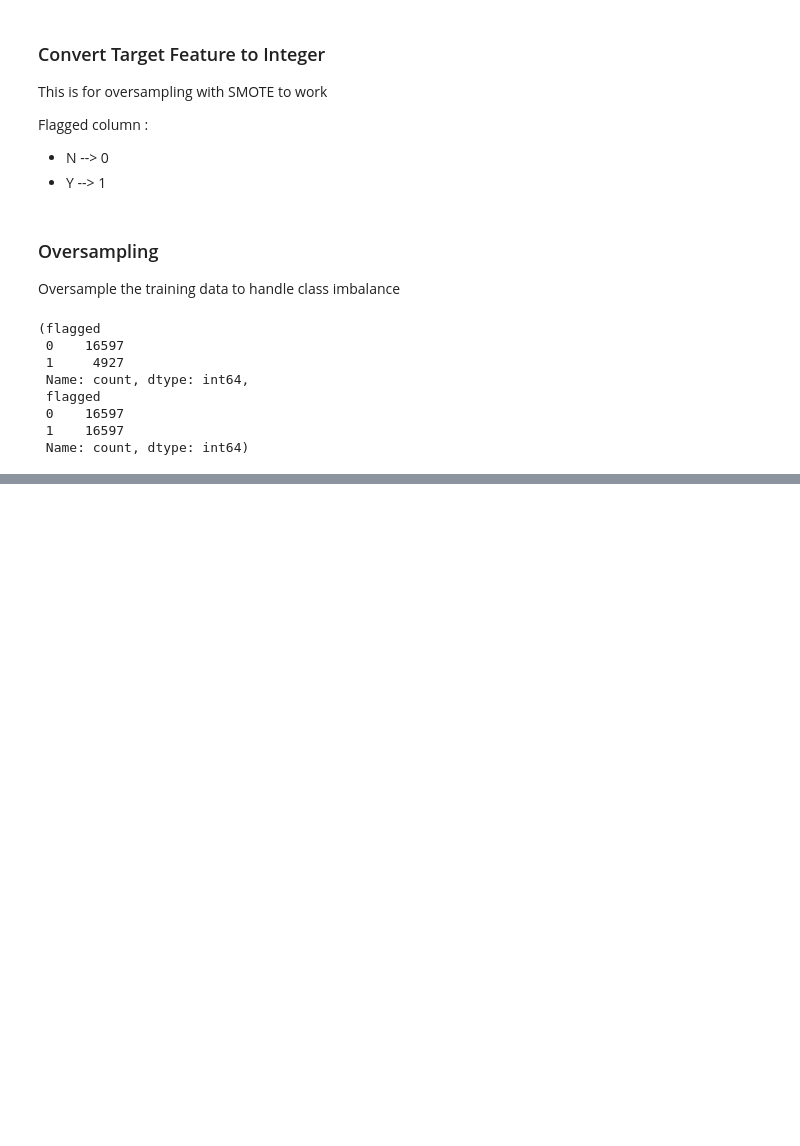
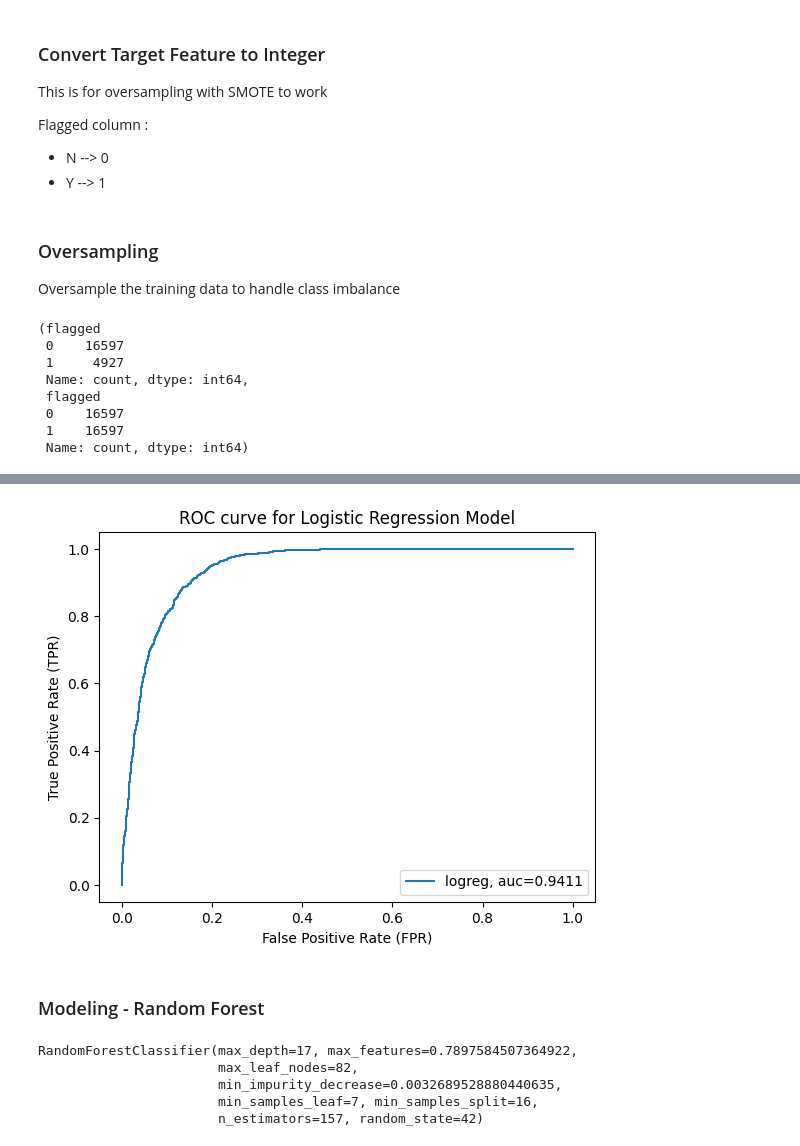
Before and after one commit to lihuicham/review-fraud-detection, a Jupyter notebook: code.ipynb, the cells around one changed output, grey strips where cells are left out. Drawn from its saved outputs; the diff is of its cells as text; code cells hidden in the pictures; blank space fills up the shorter version.

Commit message:
feat : add hyperparam tuning + modeling + model evaluation

```diff
--- a/code.ipynb
+++ b/code.ipynb
@@ -1314,0 +1698,3 @@ y_train.value_counts(), y_train_resampled.value_counts()
+# %%
+logreg_model = LogisticRegression(random_state=42,  max_iter=500)
+logreg_model.fit(X_train_resampled, y_train_resampled)
@@ -1314,0 +1729,26 @@ y_train.value_counts(), y_train_resampled.value_counts()
+# %%
+# plot roc curve for Logistic Regression model on test data
+
+y_pred_proba_logreg = logreg_model.predict_proba(X_test)[:, 1]
+fpr, tpr, _ = metrics.roc_curve(y_test, y_pred_proba_logreg)
+auc_logreg = metrics.roc_auc_score(y_test, y_pred_proba_logreg)
+
+plt.plot(fpr, tpr, label="logreg, auc="+str("{:.4f}".format(auc_logreg)))
+plt.legend(loc=4)
+plt.xlabel('False Positive Rate (FPR)')
+plt.ylabel('True Positive Rate (TPR)')
+plt.title('ROC curve for Logistic Regression Model')
+plt.show()
+# %% [output]
+[figure, added]
+# %% [markdown]
+### Modeling - Random Forest
+# %%
+rf_model = RandomForestClassifier(**rf_optimized_params, random_state=42)
+rf_model.fit(X_train_resampled, y_train_resampled)
+# %% [output]
+RandomForestClassifier(max_depth=17, max_features=0.7897584507364922,
+                       max_leaf_nodes=82,
+                       min_impurity_decrease=0.0032689528880440635,
+                       min_samples_leaf=7, min_samples_split=16,
+                       n_estimators=157, random_state=42)
```
Also changed, not shown: parts of 64 cells of this notebook, 1 other file.
